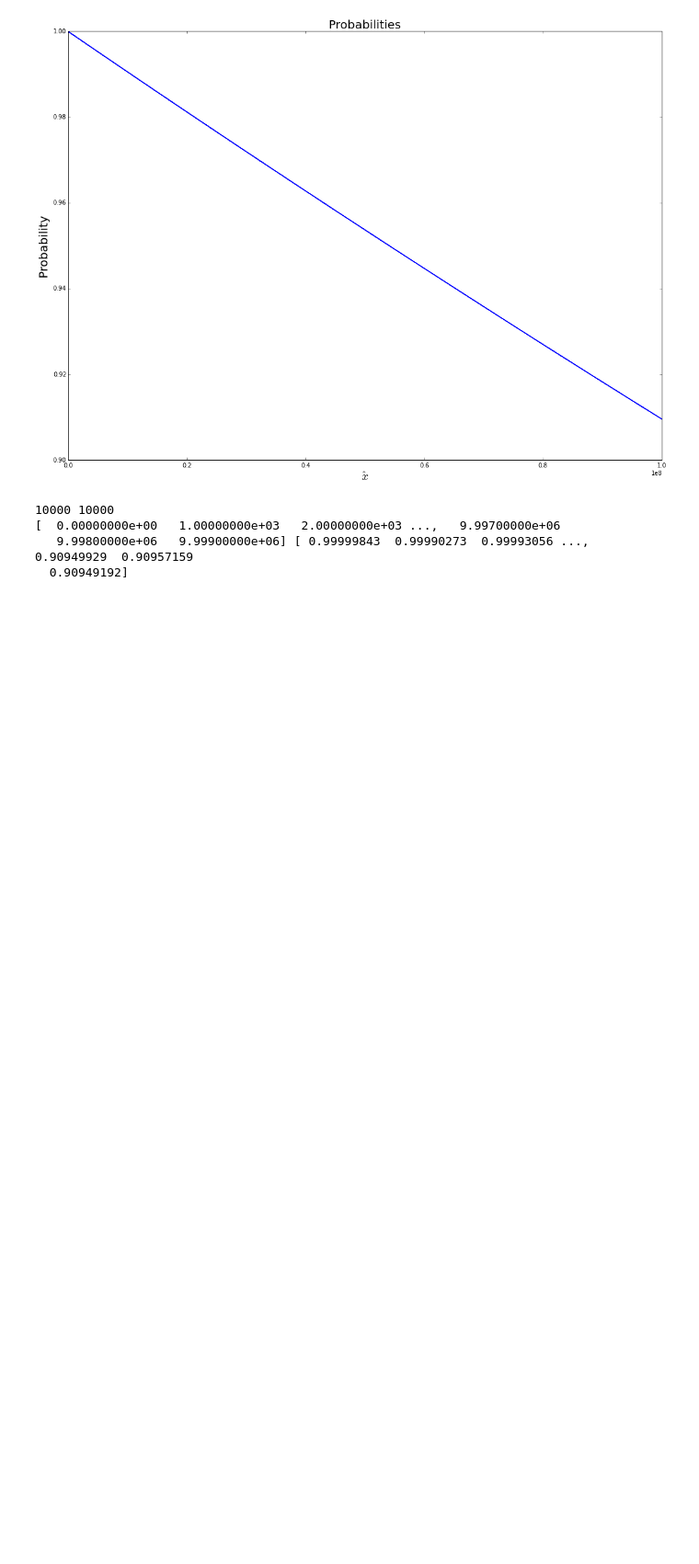
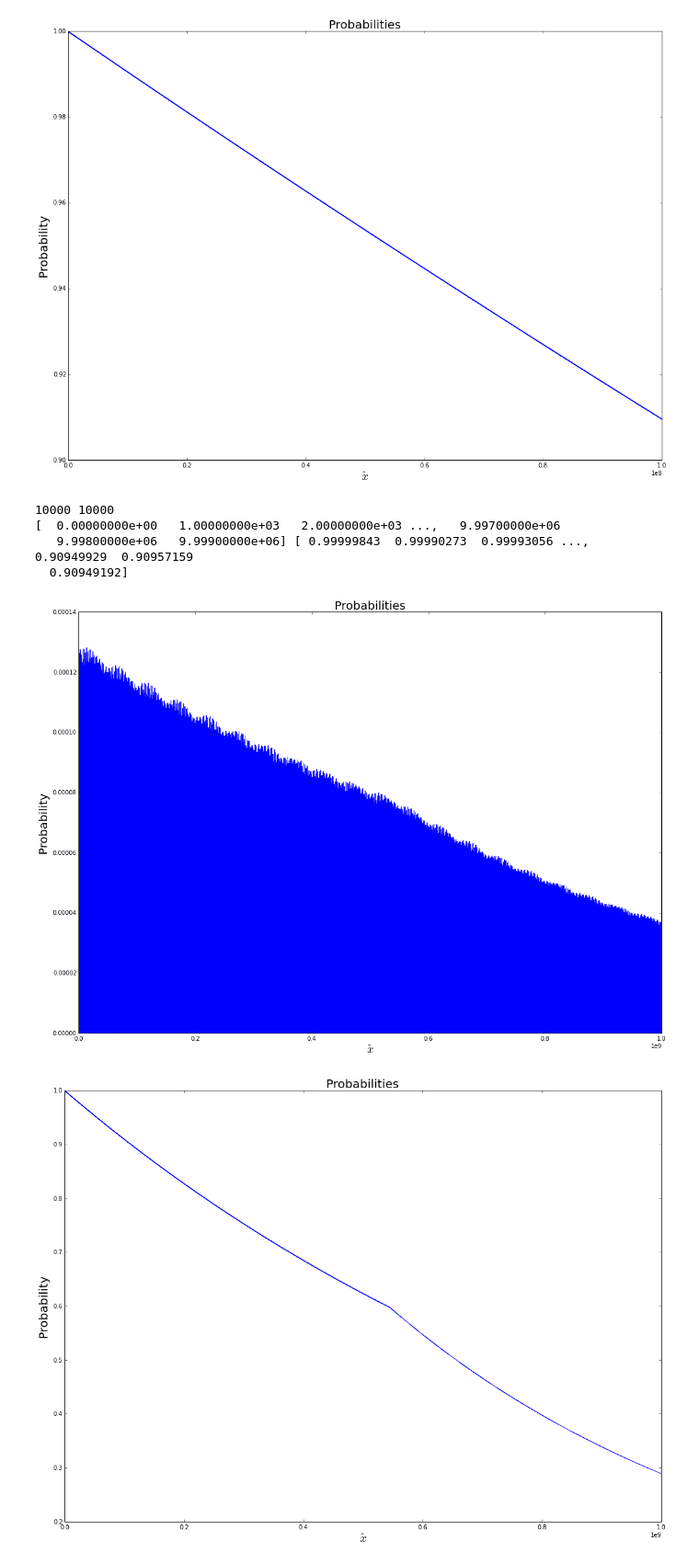
Before and after one commit to NeuPhysics/codebase, a Jupyter notebook: ipynb/matter/matter-perturbatin-solver.ipynb, the cells around one changed output. Shown at 92% size. Cells and saved outputs as stored; diff of their text form; code cells hidden in the pictures; blank space fills up the shorter version.

```diff
--- a/ipynb/matter/matter-perturbatin-solver.ipynb
+++ b/ipynb/matter/matter-perturbatin-solver.ipynb
@@ -223,3 +226,31 @@ print xlinsave1e8, probtran1e8[0]
 [  0.00000000e+00   1.00000000e+03   2.00000000e+03 ...,   9.99700000e+06
    9.99800000e+06   9.99900000e+06] [ 0.99999843  0.99990273  0.99993056 ...,  0.90949929  0.90957159
   0.90949192]
+# %%
+endpoint1e9 = 1000000000;
+dx1e9 = 10.0;
+
+savestep1e9 = 1000;
+
+xlinsave1e9 = xlinsave1e9 = np.arange(savestep1e9,endpoint1e9,savestep1e9*dx1e9)
+
+
+probtran1e9=np.load("assets/matter-perturbatin-solver/probtran-1e9.npy")
+
+plt.figure(figsize=(18,13))
+
+fig_prob1e9 = plt.plot(xlinsave1e9, probtran1e9[1],'-')
+plt.title("Probabilities",fontsize=20)
+plt.xlabel("$\hat x$",fontsize=20)
+plt.ylabel("Probability",fontsize=20)
+plt.show()
+
+plt.figure(figsize=(18,13))
+fig_prob1e90 = plt.plot(xlinsave1e9, probtran1e9[0],'-')
+plt.title("Probabilities",fontsize=20)
+plt.xlabel("$\hat x$",fontsize=20)
+plt.ylabel("Probability",fontsize=20)
+plt.show()
+# %% [output]
+[figure, added]
+[figure, added]
```
Also changed, not shown: parts of 1 cell of this notebook, 2 other files.
